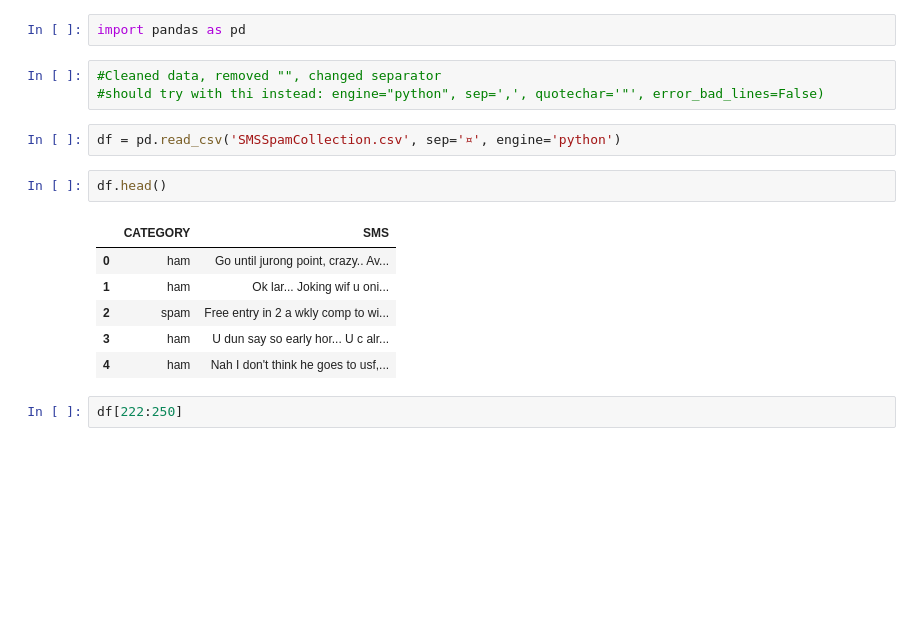
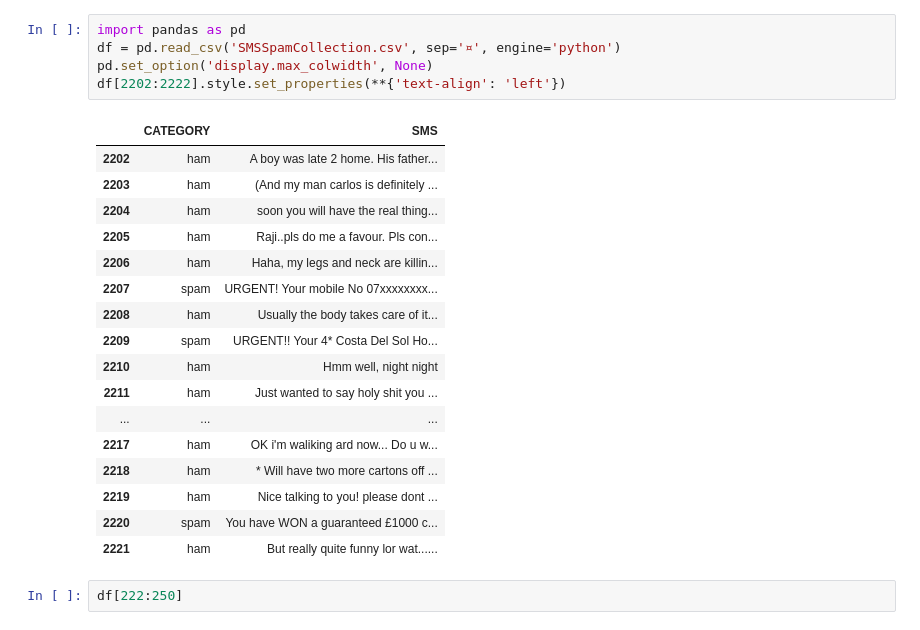
Before and after one commit to davidfrp/SpamHamPy, a Jupyter notebook: SMShamOrSpam.ipynb, the cells around one changed output. Saved outputs shown, nothing was run; the diff lists cells and outputs as text; blank space fills up the shorter version.

Commit message:
Added data visualization to jupyterfile

```diff
--- a/SMShamOrSpam.ipynb
+++ b/SMShamOrSpam.ipynb
@@ -1,19 +1,26 @@
-# %%
-import pandas as pd
-# %%
-#Cleaned data, removed "", changed separator
-#should try with thi instead: engine="python", sep=',', quotechar='"', error_bad_lines=False)
-# %%
-df = pd.read_csv('SMSSpamCollection.csv', sep='¤', engine='python')
-# %%
-df.head()
-# %% [output]
-|  | CATEGORY | SMS |
-| 0 | ham | Go until jurong point, crazy.. Av... |
-| 1 | ham | Ok lar... Joking wif u oni... |
-| 2 | spam | Free entry in 2 a wkly comp to wi... |
-| 3 | ham | U dun say so early hor... U c alr... |
-| 4 | ham | Nah I don't think he goes to usf,... |
+# %%
+import pandas as pd
+df = pd.read_csv('SMSSpamCollection.csv', sep='¤', engine='python')
+pd.set_option('display.max_colwidth', None)
+df[2202:2222].style.set_properties(**{'text-align': 'left'})
+# %% [output]
+|  | CATEGORY | SMS |
+| 2202 | ham | A boy was late 2 home. His father... |
+| 2203 | ham | (And my man carlos is definitely ... |
+| 2204 | ham | soon you will have the real thing... |
+| 2205 | ham | Raji..pls do me a favour. Pls con... |
+| 2206 | ham | Haha, my legs and neck are killin... |
+| 2207 | spam | URGENT! Your mobile No 07xxxxxxxx... |
+| 2208 | ham | Usually the body takes care of it... |
+| 2209 | spam | URGENT!! Your 4* Costa Del Sol Ho... |
+| 2210 | ham | Hmm well, night night |
+| 2211 | ham | Just wanted to say holy shit you ... |
+| ... | ... | ... |
+| 2217 | ham | OK i'm waliking ard now... Do u w... |
+| 2218 | ham | * Will have two more cartons off ... |
+| 2219 | ham | Nice talking to you! please dont ... |
+| 2220 | spam | You have WON a guaranteed £1000 c... |
+| 2221 | ham | But really quite funny lor wat...... |
 # %%
 df[222:250]
 # %% [output]
```
Also changed, not shown: parts of 18 cells of this notebook, 1 other file.
